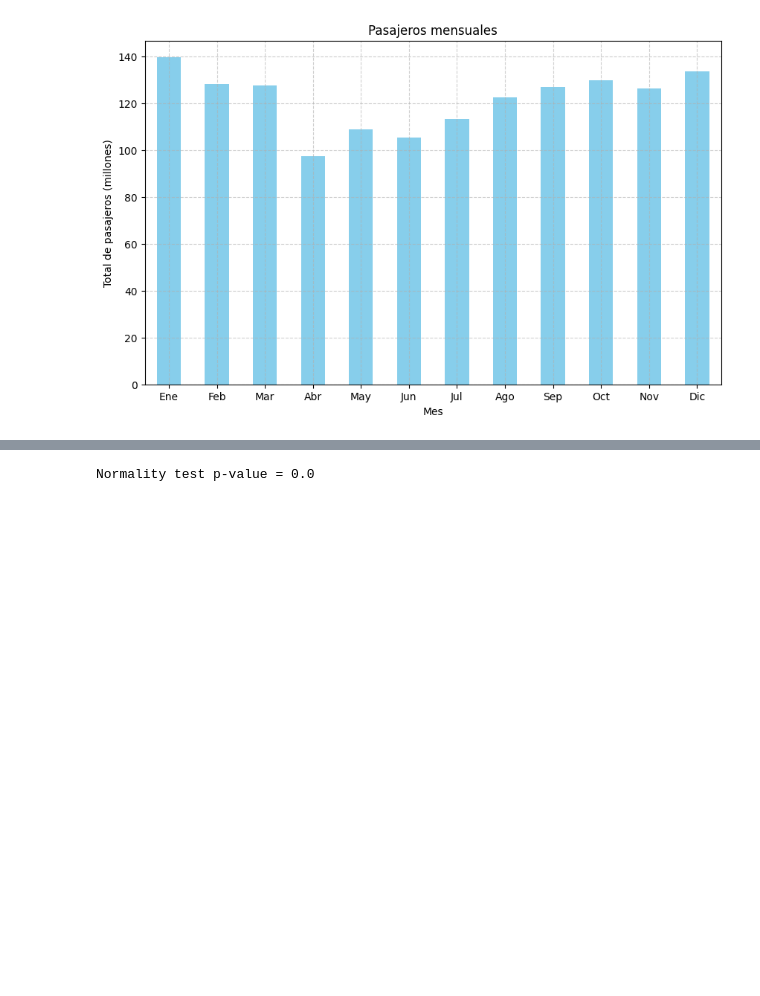
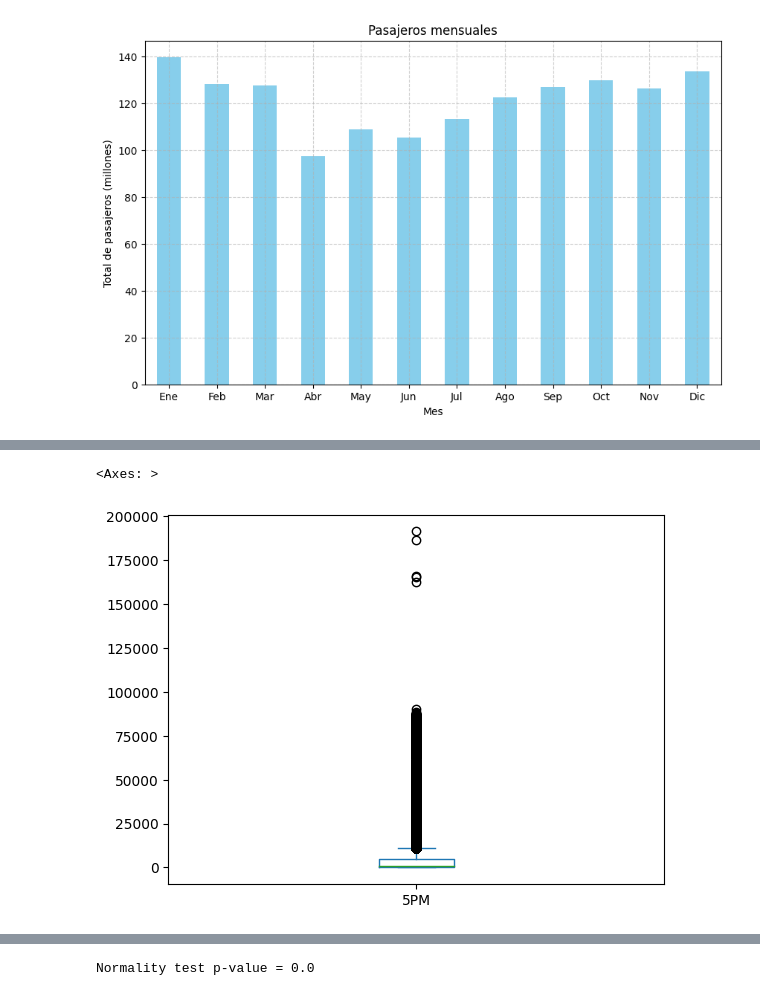
Before and after one commit to Rosvend/Passenger-flow-prediction-LSTM, a Jupyter notebook: LSTM_Metro_passenger_flow.ipynb, the cells around one changed output, grey strips where cells are left out. Cells and saved outputs as stored; diff of their text form; code cells hidden in the pictures; blank space fills up the shorter version.

```diff
--- a/LSTM_Metro_passenger_flow.ipynb
+++ b/LSTM_Metro_passenger_flow.ipynb
@@ -636,0 +727,5 @@ dtype: int64
+# %%
+df['5PM'].plot(kind='box')
+# %% [output]
+<Axes: >
+[figure, added]
```
Also changed, not shown: parts of 17 cells of this notebook.
